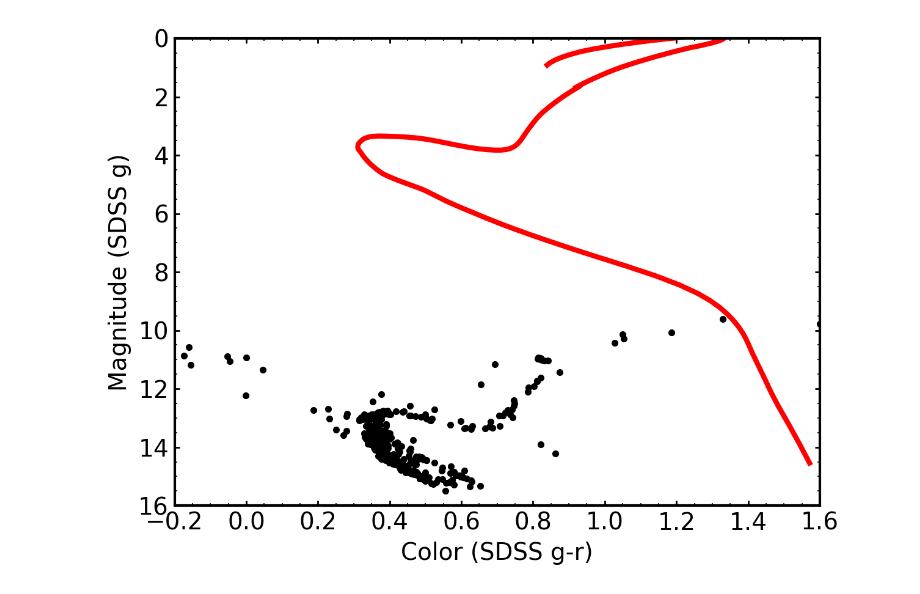
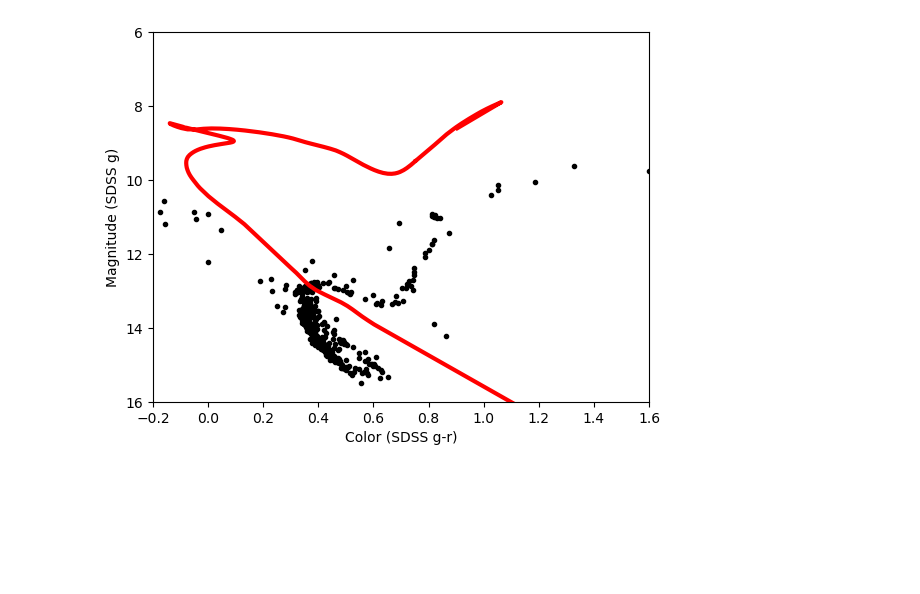
Before and after one commit to noahfranz13/astro-education-nbs, a Jupyter notebook: dev/questionnaire-plots.ipynb, the cells around one changed output. Cells and saved outputs as stored; diff of their text form; code cells hidden in the pictures; blank space fills up the shorter version.

```diff
--- a/dev/questionnaire-plots.ipynb
+++ b/dev/questionnaire-plots.ipynb
@@ -52,15 +52,16 @@ ax.get_figure().savefig("P3Q2_figure.png")
 # %%
 ax = show_cluster_data()
 ax = show_isochrone(
-    datapath="/home/nfranz/astro-education-nbs/notebooks/",
-    age = 5,
+    datapath="/home/noahf/astro-education-nbs/notebooks/",
+    age = 1,
+    distance = 400,
     ax = ax,
     color = 'r',
     label = "Isochrone"
 )
 
-ax.set_ylim(16, 0)
+ax.set_ylim(16, 6)
 
-ax.get_figure().savefig("P3Q3_figure.png")
+ax.get_figure().savefig("P3Q3_figure.png", dpi=100)
 # %% [output]
-[figure, old version]
+[figure, new version]
```
Also changed, not shown: parts of 3 cells of this notebook, 6 other files.
